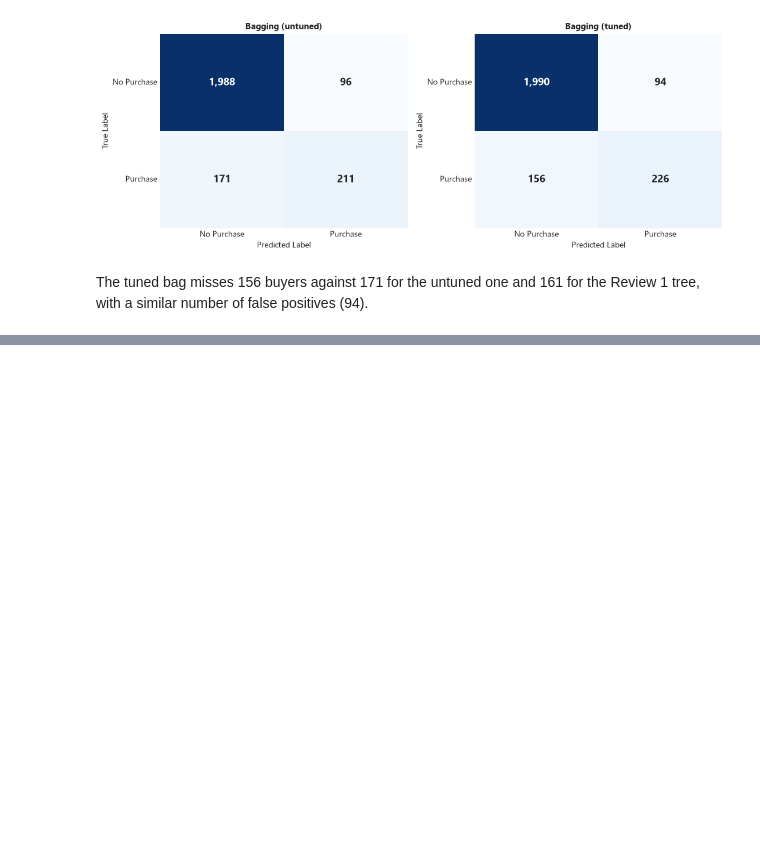
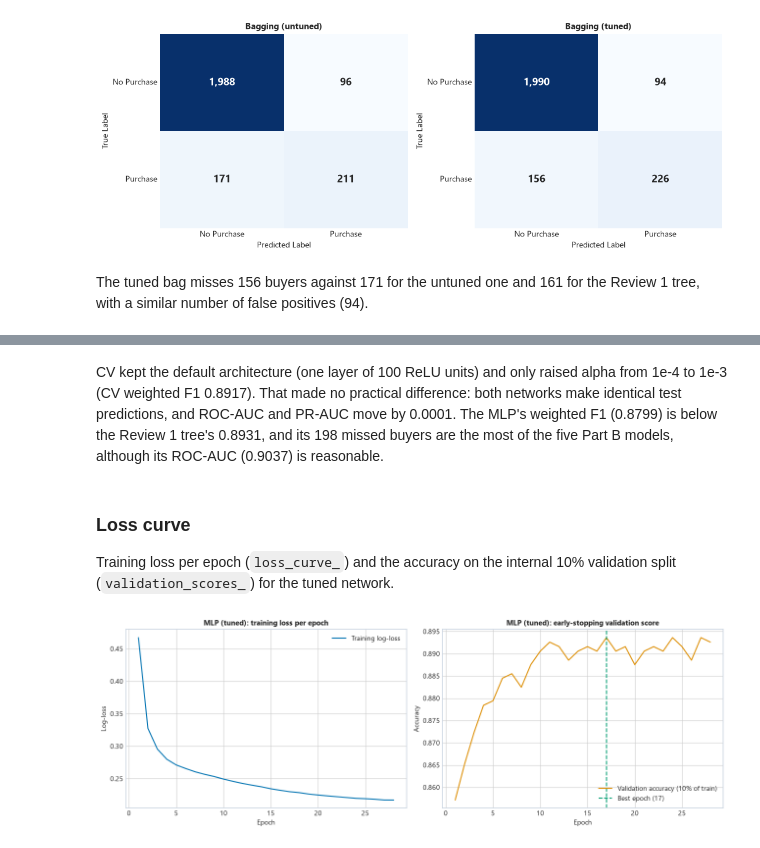
Before and after one commit to MR7star/ML-Capstone-Project, a Jupyter notebook: notebooks/classification.ipynb, the cells around one changed output, grey strips where cells are left out. Saved outputs shown, nothing was run; the diff lists cells and outputs as text; code cells hidden in the pictures; blank space fills up the shorter version.

Commit message:
Add MLP classifier with grid search

```diff
--- a/notebooks/classification.ipynb
+++ b/notebooks/classification.ipynb
@@ -1642,0 +1649,18 @@ The tuned bag misses 156 buyers against 171 for the untuned one and 161 for the
+# %%
+num_cols = data["num_cols"]
+assert np.allclose(X_train[num_cols].mean(), 0, atol=1e-6) and np.allclose(X_train[num_cols].std(ddof=0), 1, atol=1e-6)
+
+t0 = time.perf_counter()
+mlp_base = MLPClassifier(max_iter=500, early_stopping=True, random_state=42).fit(X_train, y_train)
+mlp_base_secs = time.perf_counter() - t0
+
+mlp_grid = {"hidden_layer_sizes": [(50,), (100,), (100, 50)], "activation": ["relu", "tanh"], "alpha": [1e-4, 1e-3]}
+mlp_search = tune(MLPClassifier(max_iter=500, early_stopping=True, random_state=42), mlp_grid, X_train, y_train)
+partb["MLP"] = mlp_search
+
+print(f"Combinations searched: {len(mlp_search.cv_results_['params'])} x 5 folds")
+print(f"Best params: {mlp_search.best_params_}")
+print(f"Best CV weighted F1 (train folds): {mlp_search.best_score_:.4f}")
+print(f"Epochs run: untuned {mlp_base.n_iter_}, tuned {mlp_search.best_estimator_.n_iter_}")
+mlp_table = tuning_table("MLP", mlp_base, mlp_base_secs, mlp_search, X_test, y_test)
+display(style_table(mlp_table))
@@ -1642,0 +1676,29 @@ The tuned bag misses 156 buyers against 171 for the untuned one and 161 for the
+# %% [markdown]
+CV kept the default architecture (one layer of 100 ReLU units) and only raised alpha from 1e-4 to 1e-3 (CV weighted F1 0.8917). That made no practical difference: both networks make identical test predictions, and ROC-AUC and PR-AUC move by 0.0001. The MLP's weighted F1 (0.8799) is below the Review 1 tree's 0.8931, and its 198 missed buyers are the most of the five Part B models, although its ROC-AUC (0.9037) is reasonable.
+# %% [markdown]
+### Loss curve
+Training loss per epoch (`loss_curve_`) and the accuracy on the internal 10% validation split (`validation_scores_`) for the tuned network.
+# %%
+mlp_best = mlp_search.best_estimator_
+epochs = np.arange(1, len(mlp_best.loss_curve_) + 1)
+best_epoch = int(np.argmax(mlp_best.validation_scores_)) + 1
+
+fig, axes = plt.subplots(1, 2, figsize=(13, 4.5))
+axes[0].plot(epochs, mlp_best.loss_curve_, color=cm_palette[0], label="Training log-loss")
+axes[0].set_title("MLP (tuned): training loss per epoch", fontsize=11, fontweight="bold")
+axes[0].set_xlabel("Epoch")
+axes[0].set_ylabel("Log-loss")
+axes[0].legend()
+axes[1].plot(epochs, mlp_best.validation_scores_, color=cm_palette[1], label="Validation accuracy (10% of train)")
+axes[1].axvline(best_epoch, color=cm_palette[2], ls="--", label=f"Best epoch ({best_epoch})")
+axes[1].set_title("MLP (tuned): early-stopping validation score", fontsize=11, fontweight="bold")
+axes[1].set_xlabel("Epoch")
+axes[1].set_ylabel("Accuracy")
+axes[1].legend()
+plt.tight_layout()
+plt.show()
+
+print(f"Epochs run: {len(epochs)} | best validation accuracy {max(mlp_best.validation_scores_):.4f} at epoch {best_epoch}")
+print(f"Training loss: epoch 1 {mlp_best.loss_curve_[0]:.4f} -> last epoch {mlp_best.loss_curve_[-1]:.4f}")
+# %% [output]
+[figure, added]
```
Also changed, not shown: parts of 8 cells of this notebook.
